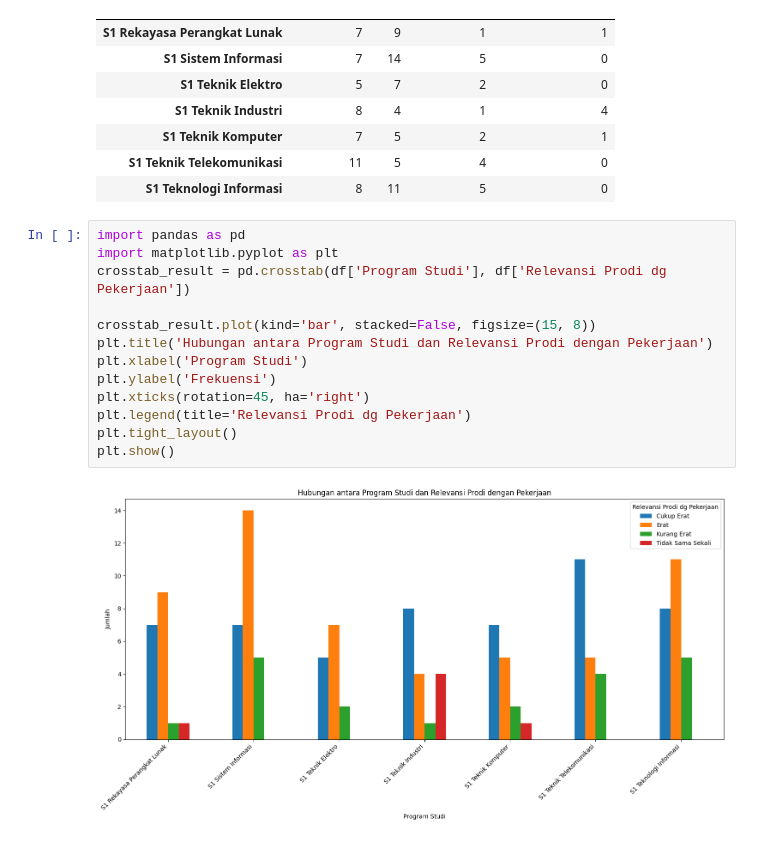
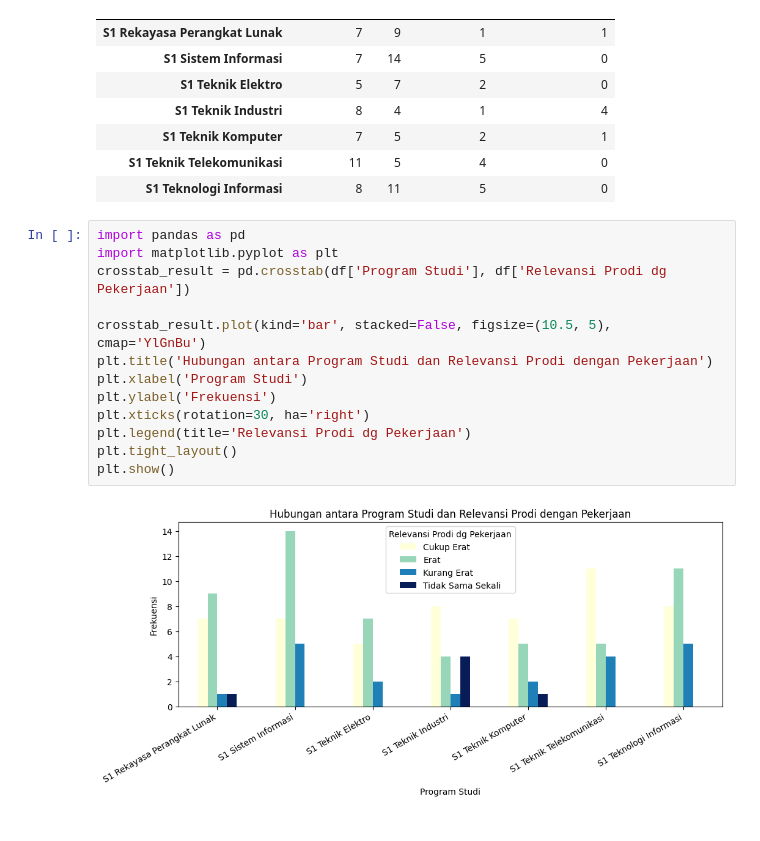
Before and after one commit to firarru/Project-Tracer-Study, a Jupyter notebook: Tracer_Study.ipynb, the cells around one changed output. Cells and saved outputs as stored; diff of their text form.

```diff
--- a/Tracer_Study.ipynb
+++ b/Tracer_Study.ipynb
@@ -324,15 +324,15 @@ pd.crosstab(df['Program Studi'], df['Relevansi Prodi dg Pekerjaan'])
 # %%
 import pandas as pd
 import matplotlib.pyplot as plt
 crosstab_result = pd.crosstab(df['Program Studi'], df['Relevansi Prodi dg Pekerjaan'])
 
-crosstab_result.plot(kind='bar', stacked=False, figsize=(15, 8))
+crosstab_result.plot(kind='bar', stacked=False, figsize=(10.5, 5), cmap='YlGnBu')
 plt.title('Hubungan antara Program Studi dan Relevansi Prodi dengan Pekerjaan')
 plt.xlabel('Program Studi')
 plt.ylabel('Frekuensi')
-plt.xticks(rotation=45, ha='right')
+plt.xticks(rotation=30, ha='right')
 plt.legend(title='Relevansi Prodi dg Pekerjaan')
 plt.tight_layout()
 plt.show()
 # %% [output]
-[figure, old version]
+[figure, new version]
```
Also changed, not shown: parts of 4 cells of this notebook.
